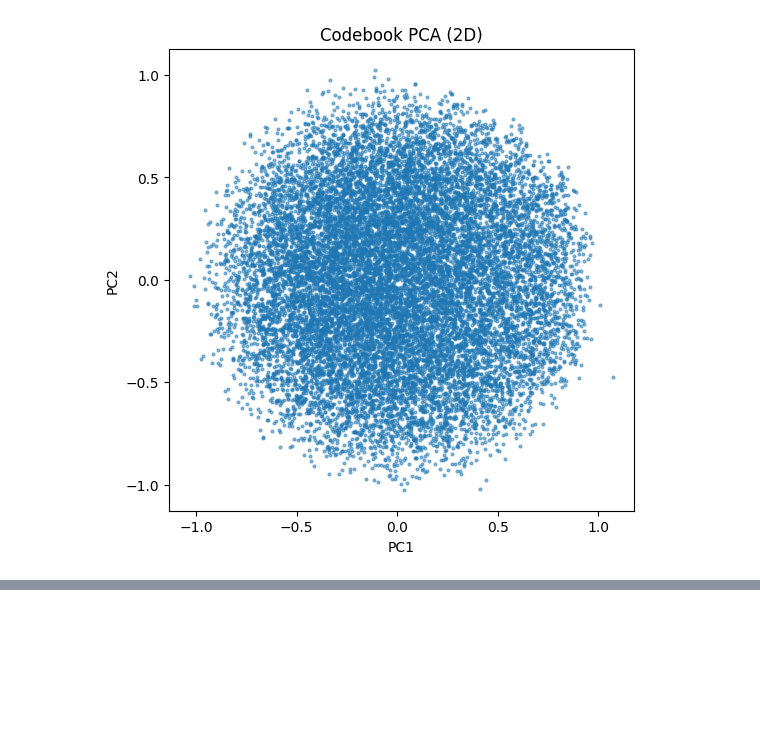
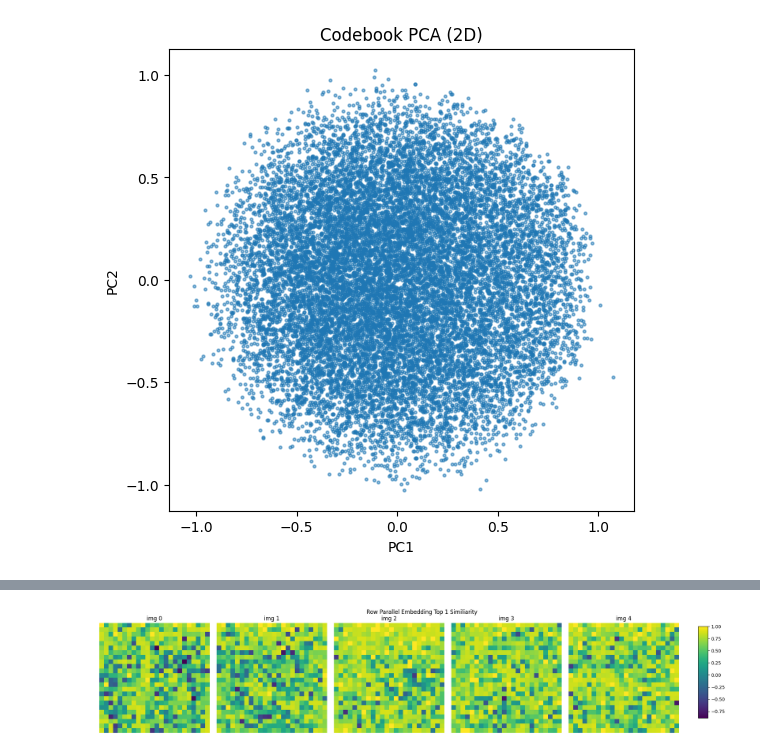
Before and after one commit to vlgdglv/Janus, a Jupyter notebook: visual_emb.ipynb, the cells around one changed output, grey strips where cells are left out. Saved outputs shown, nothing was run; the diff lists cells and outputs as text; code cells hidden in the pictures; blank space fills up the shorter version.

```diff
--- a/visual_emb.ipynb
+++ b/visual_emb.ipynb
@@ -361,0 +415,3 @@ Error:
+# %%
+bs_sims_list = topn_sim_per_sample(bs_prob, bs_token, codebook, topN=50)
+pl_sims_list = topn_sim_per_sample(pl_prob, pl_token, codebook, topN=50)
@@ -361,0 +423,5 @@ Error:
+# %%
+top = 1
+plot_feature_per_image(pl_sims_list[:,:,top], f"Row Parallel Embedding Top {top} Similiarity")
+# %% [output]
+[figure, added]
```
Also changed, not shown: parts of 22 cells of this notebook, 13 other files.
